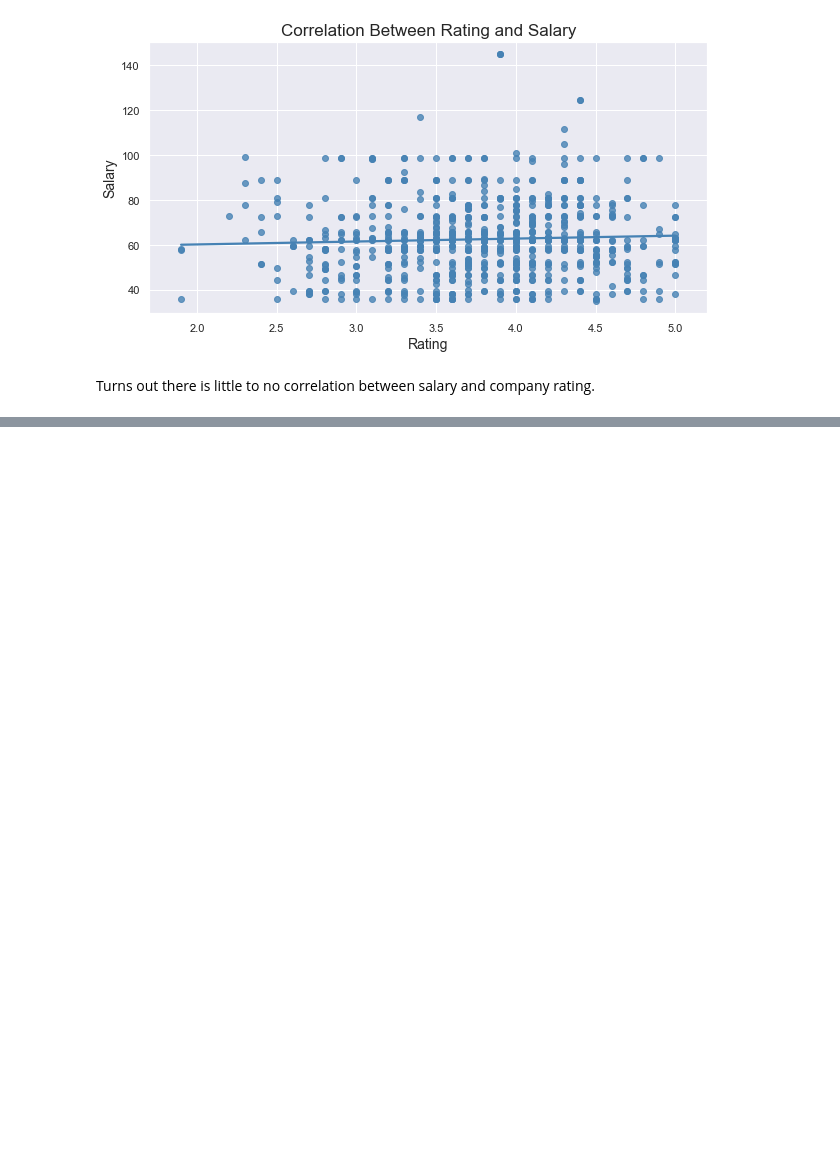
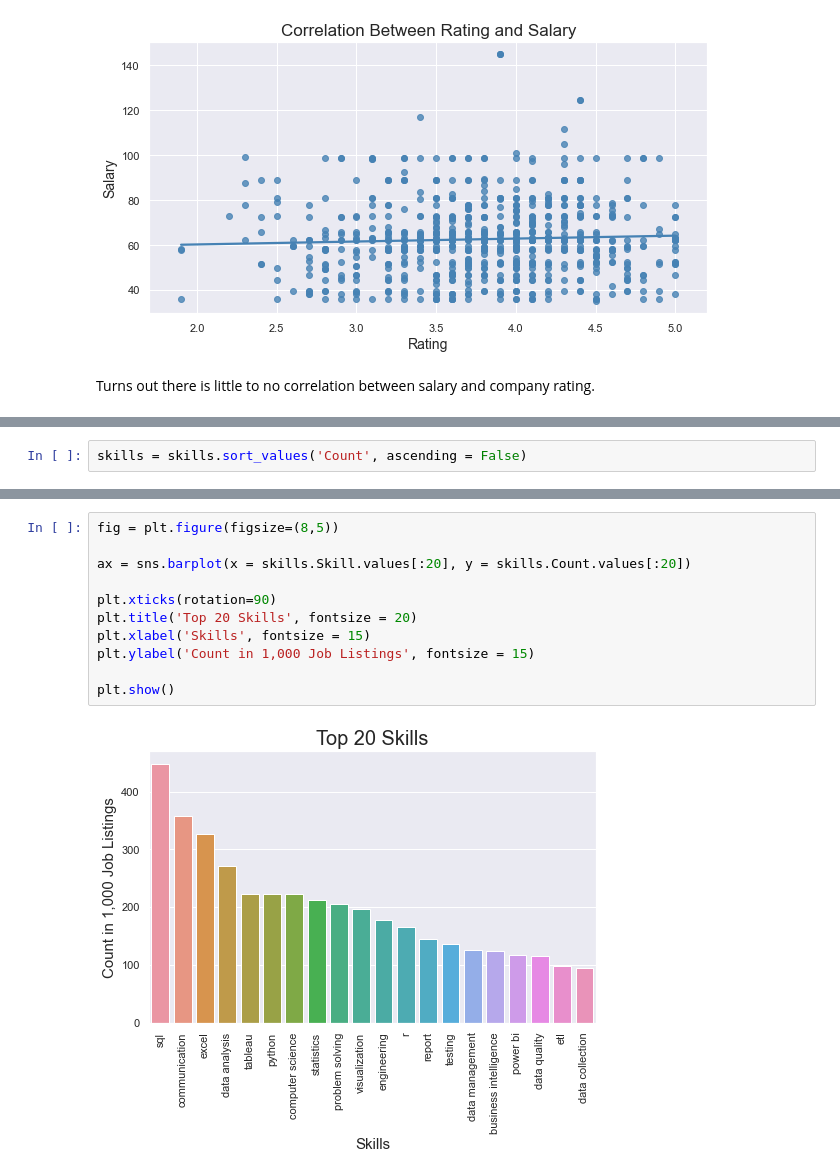
Before and after one commit to kodingwithkelly/GlassdoorProj, a Jupyter notebook: Glassdoor_EDA.ipynb, the cells around one changed output, grey strips where cells are left out. Saved outputs shown, nothing was run; the diff lists cells and outputs as text; blank space fills up the shorter version.

Commit message:
skills to eda

```diff
--- a/Glassdoor_EDA.ipynb
+++ b/Glassdoor_EDA.ipynb
@@ -455,0 +458,2 @@ Turns out there is little to no correlation between salary and company rating.
+# %%
+skills = skills.sort_values('Count', ascending = False)
@@ -455,0 +476,13 @@ Turns out there is little to no correlation between salary and company rating.
+# %%
+fig = plt.figure(figsize=(8,5))
+
+ax = sns.barplot(x = skills.Skill.values[:20], y = skills.Count.values[:20])
+
+plt.xticks(rotation=90)
+plt.title('Top 20 Skills', fontsize = 20)
+plt.xlabel('Skills', fontsize = 15)
+plt.ylabel('Count in 1,000 Job Listings', fontsize = 15)
+
+plt.show()
+# %% [output]
+[figure, added]
```
Also changed, not shown: parts of 3 cells of this notebook.
